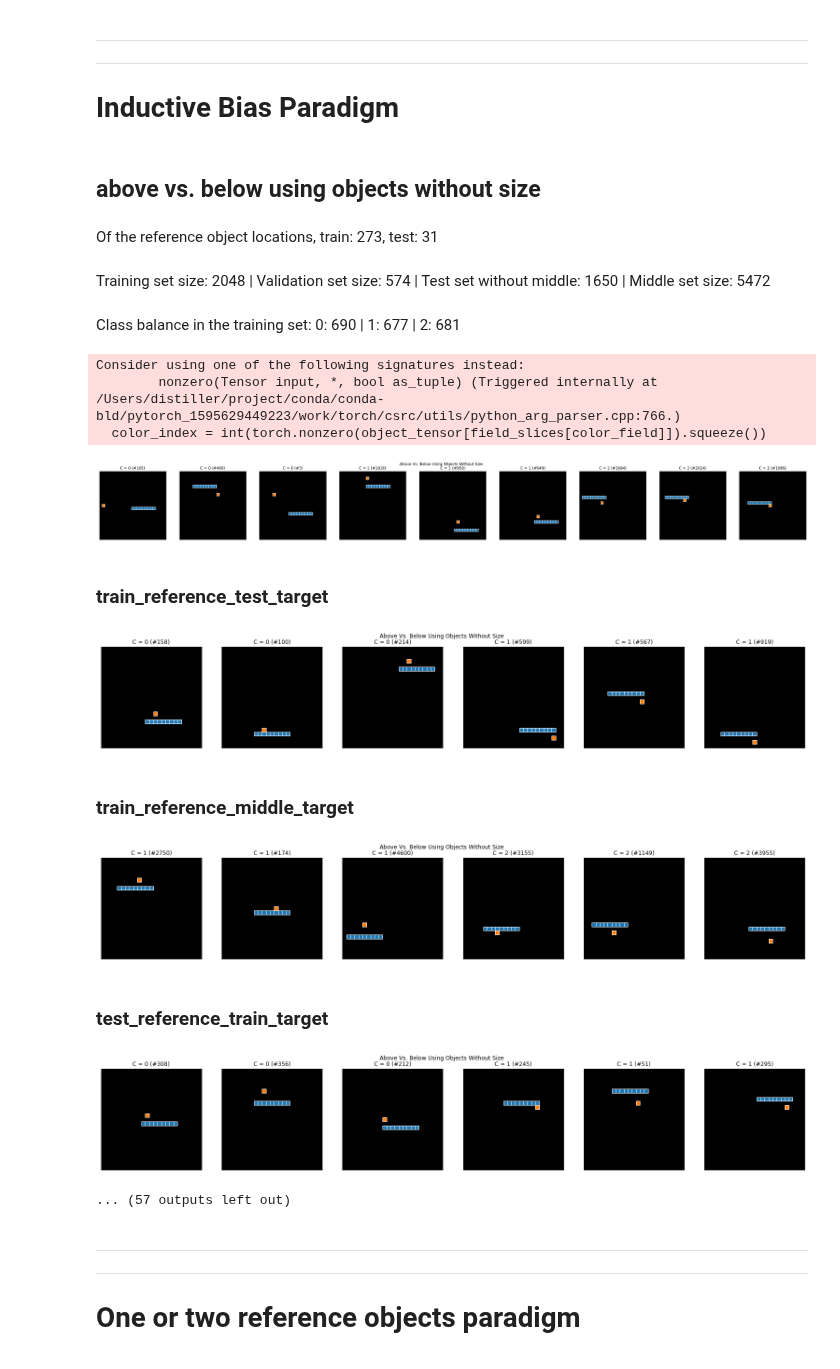
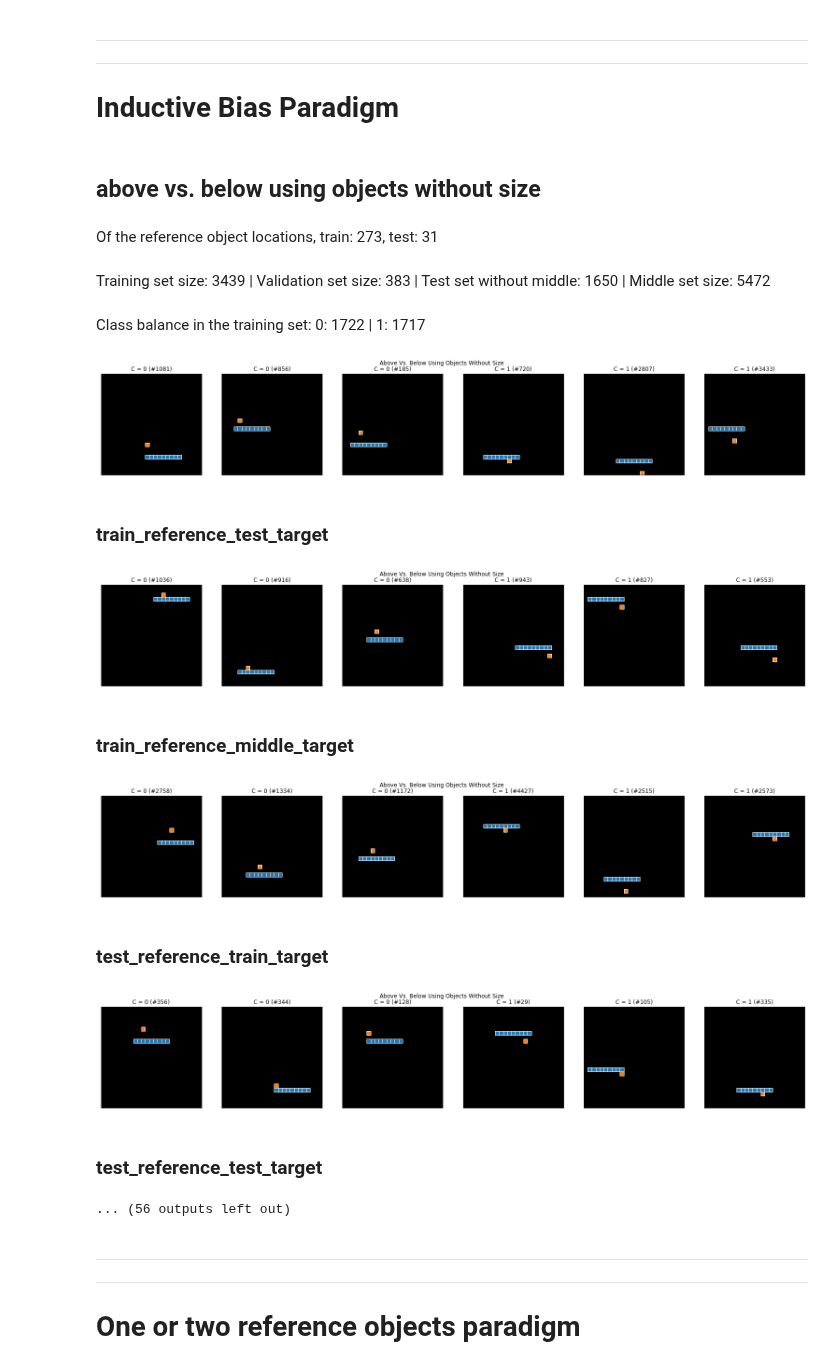
Before and after one commit to guydav/simple-relational-reasoning, a Jupyter notebook: notebooks/QuinnObjectVisualizations.ipynb, the cells around one changed output. Cells and saved outputs as stored; diff of their text form; code cells hidden in the pictures.

```diff
--- a/notebooks/QuinnObjectVisualizations.ipynb
+++ b/notebooks/QuinnObjectVisualizations.ipynb
@@ -230,7 +231,7 @@ def plot_single_dataset(dataset, indices, faux_generators=FAUX_GENERATORS):
 # %%
 REFERENCE_OBJECT_SIZE = 9
 TARGET_OBJECT_SIZE = 1
-ADD_NEITHER = True
+ADD_NEITHER = False
 X_MAX = 25
 Y_MAX = 25
 BETWEEN_BONUS = 2
@@ -251,49 +252,49 @@ for dataset_class in (AboveBelowReferenceInductiveBias, BetweenReferenceInductiv
                                 Y_MAX + + (int(between) * BETWEEN_BONUS), SEED,
                                 prop_train_reference_object_locations=PROP_TRAIN_REF_LOCATIONS,
                                 n_train_target_object_locations=N_TRAIN_TARGET_OBJECT_LOCATIONS,
-                                subsample_train_size=SUBSAMPLE)
+                                add_neither_train=ADD_NEITHER, add_neither_test=ADD_NEITHER,
+                               )
+#                                 subsample_train_size=SUBSAMPLE)
 
         DATASETS[(dataset_class, generator_class)] = dataset
 
         train = dataset.get_training_dataset()
         label_arr = np.array(train.labels)
         unique_labels, unique_counts = np.unique(label_arr, return_counts=True)
 #         print(len(train), unique_labels, unique_counts)
 
         test_datasets = dataset.get_test_datasets()
 #         print([(key, len(test_datasets[key])) for key in test_datasets])
 
         test_without_middle_size = sum([len(test_datasets[key]) for key in test_datasets if 'middle' not in key])
         test_middle_size = sum([len(test_datasets[key]) for key in test_datasets if 'middle' in key])
 
         display(Markdown(f'Of the reference object locations, train: {len(dataset.train_reference_object_locations)}, test: {len(dataset.test_reference_object_locations)} '))
         display(Markdown(f'Training set size: {len(train)} | Validation set size: {len(dataset.get_validation_dataset().labels)} | Test set without middle: {test_without_middle_size} | Middle set size: {test_middle_size}'))
         class_sizes = ' | '.join([f'{unique_labels[i]}: {unique_counts[i]}' for i in range(len(unique_labels))])
         display(Markdown(f'Class balance in the training set: {class_sizes}'))
 
         train_indices = {}
         plot_single_dataset(train, train_indices)
 
         for test_set_name, test_set in test_datasets.items():
             display(Markdown(f'### {test_set_name}'))
             test_indices = {}
             plot_single_dataset(test_set, test_indices)
 
         display(Markdown('-----'))
         display(Markdown('-----'))
 # %% [output]
 ## above vs. below using objects without size
 Of the reference object locations, train: 273, test: 31
-Training set size: 2048 | Validation set size: 574 | Test set without middle: 1650 | Middle set size: 5472
+Training set size: 3439 | Validation set size: 383 | Test set without middle: 1650 | Middle set size: 5472
-Class balance in the training set: 0: 690 | 1: 677 | 2: 681
+Class balance in the training set: 0: 1722 | 1: 1717
-Consider using one of the following signatures instead:
-        nonzero(Tensor input, *, bool as_tuple) (Triggered internally at  /Users/distiller/project/conda/conda-bld/pytorch_1595629449223/work/torch/csrc/utils/python_arg_parser.cpp:766.)
-  color_index = int(torch.nonzero(object_tensor[field_slices[color_field]]).squeeze())
-[figure, old version]
+[figure, new version]
 ### train_reference_test_target
-[figure, old version]
+[figure, new version]
 ### train_reference_middle_target
-[figure, old version]
+[figure, new version]
 ### test_reference_train_target
-[figure, old version]
+[figure, new version]
-... (57 outputs left out)
+### test_reference_test_target
+... (56 outputs left out)
```
Also changed, not shown: parts of 4 cells of this notebook, 4 other files.
